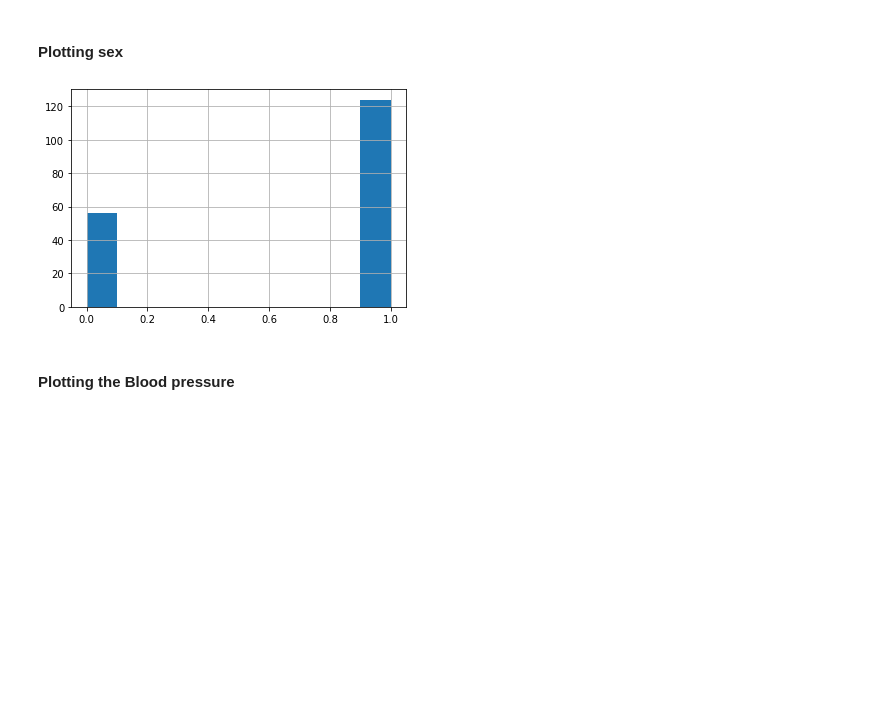
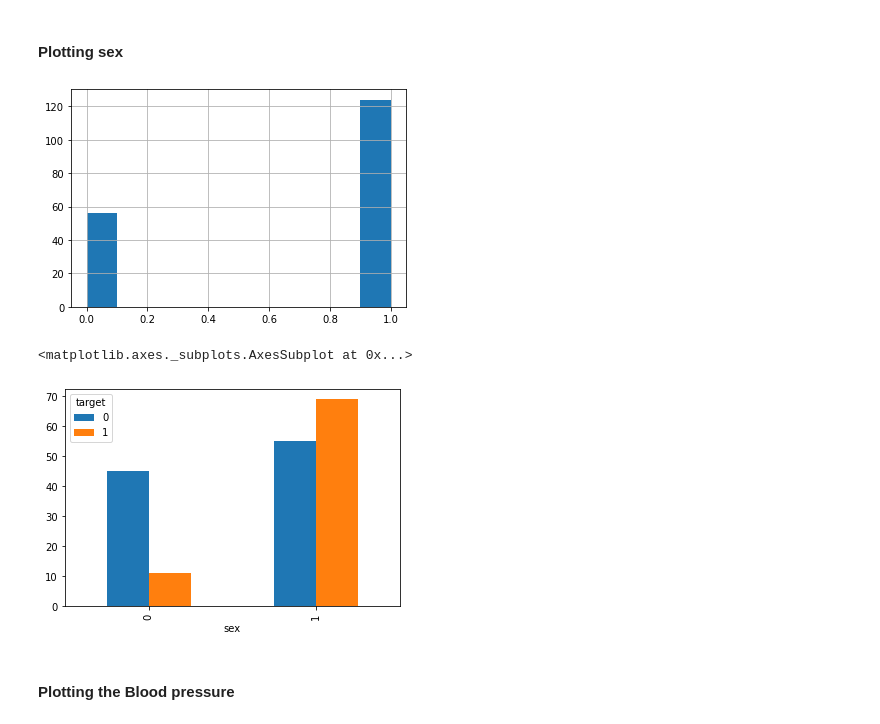
Before and after one commit to Radbanks/Heart-Disease-Prediction, a Jupyter notebook: Heart Disease Prediction.ipynb, the cells around one changed output. Cells and saved outputs as stored; diff of their text form; code cells hidden in the pictures; blank space fills up the shorter version.

```diff
--- a/Heart Disease Prediction.ipynb
+++ b/Heart Disease Prediction.ipynb
@@ -214,8 +215,11 @@ plt.show()
 # %%
 df.sex.hist()
 plt.show()
+pd.crosstab(df.sex, df.target).plot(kind="bar")
 # %% [output]
 [figure]
+<matplotlib.axes._subplots.AxesSubplot at 0x...>
+[figure, added]
 # %% [markdown]
 #### Plotting the Blood pressure
 # %%
```
Also changed, not shown: parts of 65 cells of this notebook.
